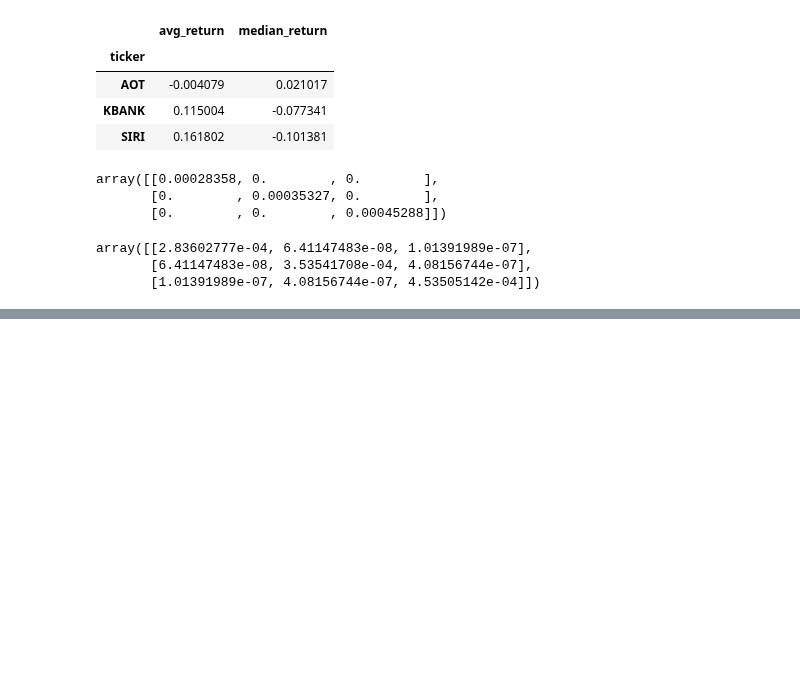
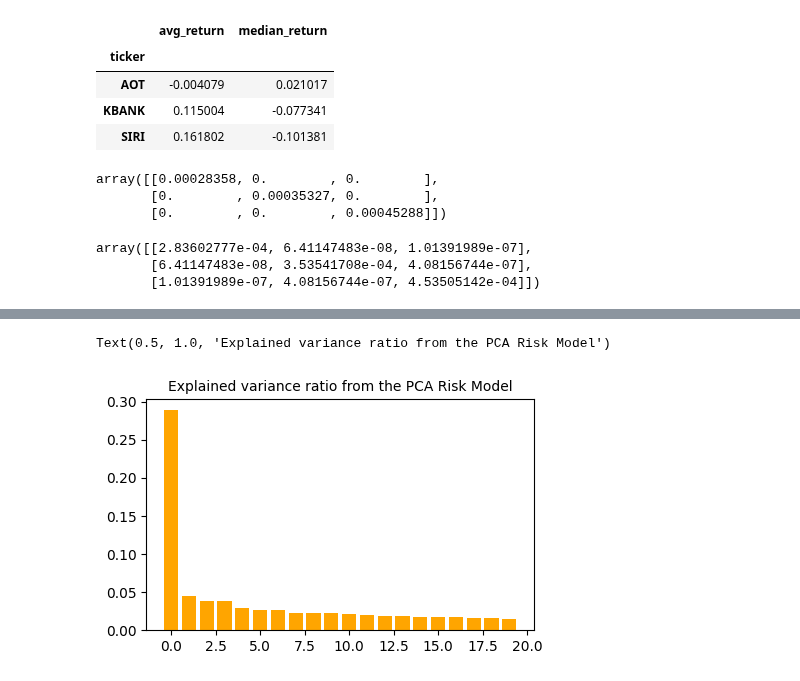
Before and after one commit to pasinsiri/quant-investment, a Jupyter notebook: alpha_factor.ipynb, the cells around one changed output, grey strips where cells are left out. Drawn from its saved outputs; the diff is of its cells as text; code cells hidden in the pictures; blank space fills up the shorter version.

Commit message:
add risk factor model with pca

```diff
--- a/alpha_factor.ipynb
+++ b/alpha_factor.ipynb
@@ -345,0 +384,14 @@ array([[2.83602777e-04, 6.41147483e-08, 1.01391989e-07],
+# %%
+def fit_pca(returns, num_factor_exposures, svd_solver):
+    pca = PCA(n_components=num_factor_exposures, svd_solver=svd_solver)
+    pca.fit(returns)
+    return pca
+# %%
+N_FACTOR_EXPOSURES = 20
+SVD_SOLVER = 'full'
+
+# Fit the PCA Model using the fit_pca() fucntion
+pca = fit_pca(daily_return_df, N_FACTOR_EXPOSURES, SVD_SOLVER)
+
+# Create a RiskModel object
+rm = RiskModel(daily_return_df, ANNUALIZATION_FACTOR, N_FACTOR_EXPOSURES, pca)
@@ -345,0 +440,8 @@ array([[2.83602777e-04, 6.41147483e-08, 1.01391989e-07],
+# %%
+# visualize the percent of variance
+plt.figure(figsize = (5,3))
+plt.bar(np.arange(N_FACTOR_EXPOSURES), pca.explained_variance_ratio_, color = 'orange')
+plt.title('Explained variance ratio from the PCA Risk Model', size = 10)
+# %% [output]
+Text(0.5, 1.0, 'Explained variance ratio from the PCA Risk Model')
+[figure, added]
```
Also changed, not shown: parts of 7 cells of this notebook.
